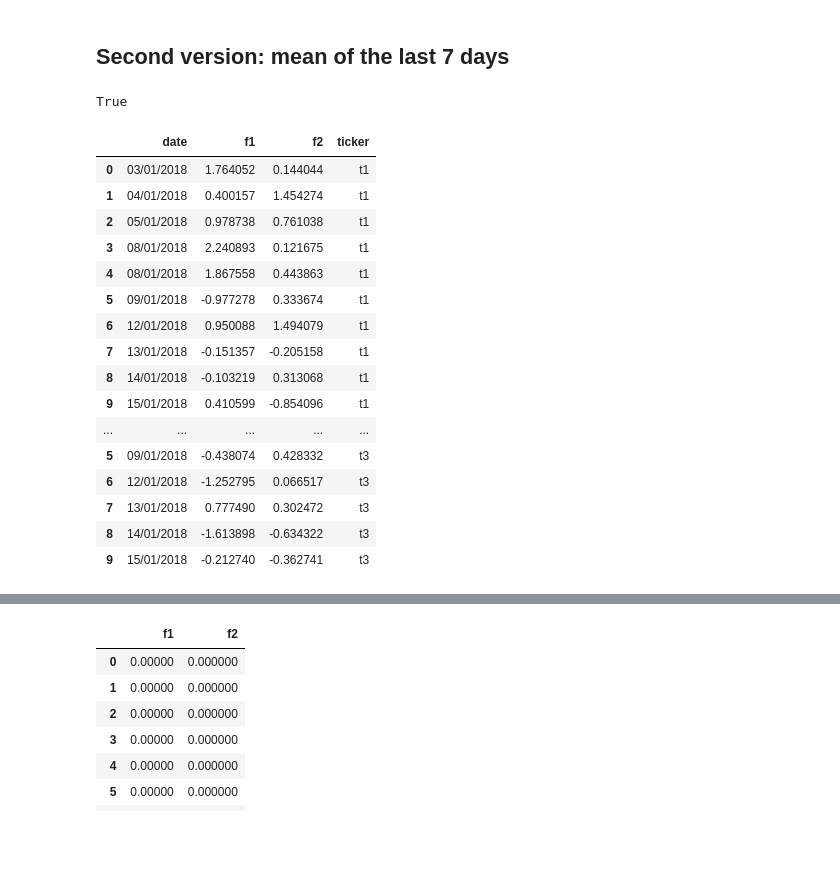
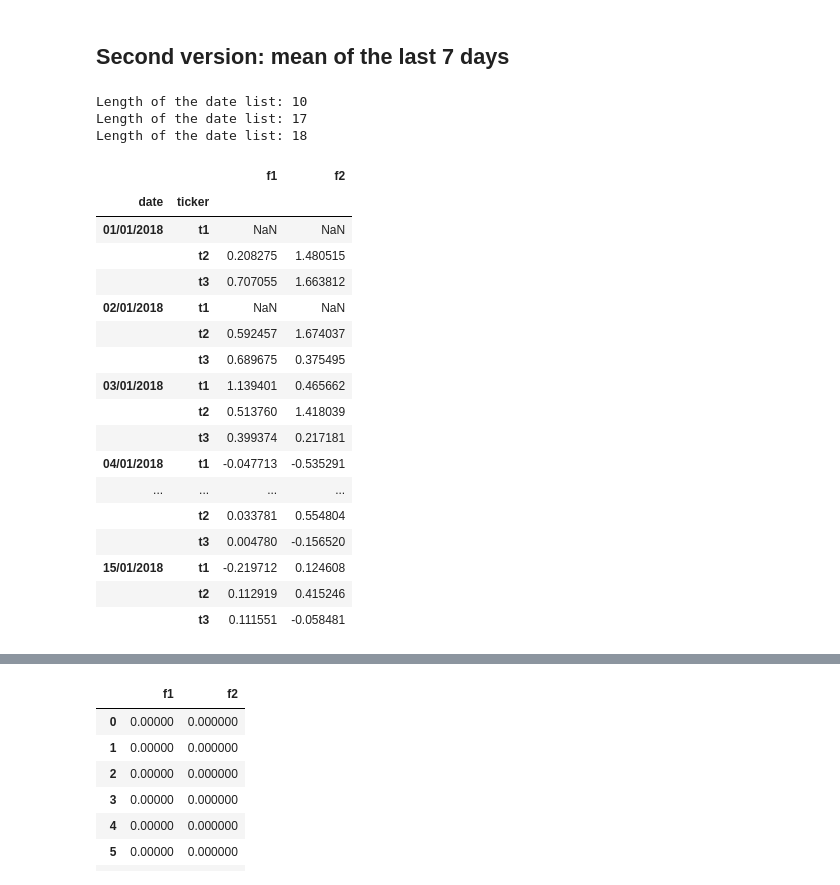
Before and after one commit to pirmil/A, a Jupyter notebook: sentence_embeddings.ipynb, the cells around one changed output, grey strips where cells are left out. Cells and saved outputs as stored; diff of their text form; code cells hidden in the pictures; blank space fills up the shorter version.

```diff
--- a/sentence_embeddings.ipynb
+++ b/sentence_embeddings.ipynb
@@ -13,3 +33,4 @@ def generate_embeddings(date_list, ticker_name='t1'):
 # %%
 window = 7
 min_periods = 1
+true_date_list = create_true_date_list()
@@ -16,17 +38,0 @@ min_periods = 1
-# %%
-np.random.seed(0)
-start_date = datetime(2018, 1, 1)
-end_date = datetime(2018, 1, 15)
-
-date_list = []
-true_date_list = []
-
-current_date = start_date
-while current_date <= end_date:
-    true_date_list.append(current_date.strftime("%d/%m/%Y"))
-    for _ in range(2):
-        if np.random.random() < 0.5:
-            date_list.append(current_date.strftime("%d/%m/%Y"))
-    current_date += timedelta(days=1)
-
-print(len(date_list), len(true_date_list))
@@ -95,39 +87,39 @@ embeddings.rolling(window, min_periods=min_periods).mean()
 # %% [markdown]
 ## Second version: mean of the last 7 days
-# %%
-embeddings['f2'].dtype=='float64'
-# %% [output]
-True
 # %%
 np.random.seed(0)
-
+date_list = generate_date_list()
+date_list_2 = generate_date_list()
+date_list_3 = generate_date_list()
 embeddings = generate_embeddings(date_list)
-embeddings_2 = generate_embeddings(date_list, ticker_name='t2')
-embeddings_3 = generate_embeddings(date_list, ticker_name='t3')
+embeddings_2 = generate_embeddings(date_list_2, ticker_name='t2')
+embeddings_3 = generate_embeddings(date_list_3, ticker_name='t3')
 embeddings = embeddings_inter = pd.concat((embeddings, embeddings_2, embeddings_3))
-display(embeddings)
-# How to make sure that the rows are exactly in this order? use .sort_values(['ticker', 'date'])
-# embeddings_inter.sort_values(['ticker', 'date'])
+# display(embeddings)
 embeddings = embeddings.groupby(['ticker', 'date']).mean()
 def rolling_mean_group(group: pd.DataFrame):
     return group.set_index('date').reindex(true_date_list).drop('ticker', axis=1).rolling(window=window, min_periods=min_periods).mean()
     # return group.set_index('date').reindex(true_date_list).reset_index().drop('ticker', axis=1).rolling(window=window, min_periods=min_periods).mean()
-embeddings.reset_index(drop=False).groupby('ticker').apply(rolling_mean_group)
+embeddings.reset_index(drop=False).groupby('ticker').apply(rolling_mean_group).swaplevel().sort_index()
 # %% [output]
+Length of the date list: 10
+Length of the date list: 17
+Length of the date list: 18
-|  | date | f1 | f2 | ticker |
-| 0 | 03/01/2018 | 1.764052 | 0.144044 | t1 |
-| 1 | 04/01/2018 | 0.400157 | 1.454274 | t1 |
-| 2 | 05/01/2018 | 0.978738 | 0.761038 | t1 |
-| 3 | 08/01/2018 | 2.240893 | 0.121675 | t1 |
-| 4 | 08/01/2018 | 1.867558 | 0.443863 | t1 |
-| 5 | 09/01/2018 | -0.977278 | 0.333674 | t1 |
-| 6 | 12/01/2018 | 0.950088 | 1.494079 | t1 |
-| 7 | 13/01/2018 | -0.151357 | -0.205158 | t1 |
-| 8 | 14/01/2018 | -0.103219 | 0.313068 | t1 |
-| 9 | 15/01/2018 | 0.410599 | -0.854096 | t1 |
-| ... | ... | ... | ... | ... |
-| 5 | 09/01/2018 | -0.438074 | 0.428332 | t3 |
-| 6 | 12/01/2018 | -1.252795 | 0.066517 | t3 |
-| 7 | 13/01/2018 | 0.777490 | 0.302472 | t3 |
-| 8 | 14/01/2018 | -1.613898 | -0.634322 | t3 |
-| 9 | 15/01/2018 | -0.212740 | -0.362741 | t3 |
+|  |  | f1 | f2 |
+| date | ticker |  |  |
+| 01/01/2018 | t1 | NaN | NaN |
+|  | t2 | 0.208275 | 1.480515 |
+|  | t3 | 0.707055 | 1.663812 |
+| 02/01/2018 | t1 | NaN | NaN |
+|  | t2 | 0.592457 | 1.674037 |
+|  | t3 | 0.689675 | 0.375495 |
+| 03/01/2018 | t1 | 1.139401 | 0.465662 |
+|  | t2 | 0.513760 | 1.418039 |
+|  | t3 | 0.399374 | 0.217181 |
+| 04/01/2018 | t1 | -0.047713 | -0.535291 |
+| ... | ... | ... | ... |
+|  | t2 | 0.033781 | 0.554804 |
+|  | t3 | 0.004780 | -0.156520 |
+| 15/01/2018 | t1 | -0.219712 | 0.124608 |
+|  | t2 | 0.112919 | 0.415246 |
+|  | t3 | 0.111551 | -0.058481 |
```
Also changed, not shown: parts of 9 cells of this notebook, 1 other file.
